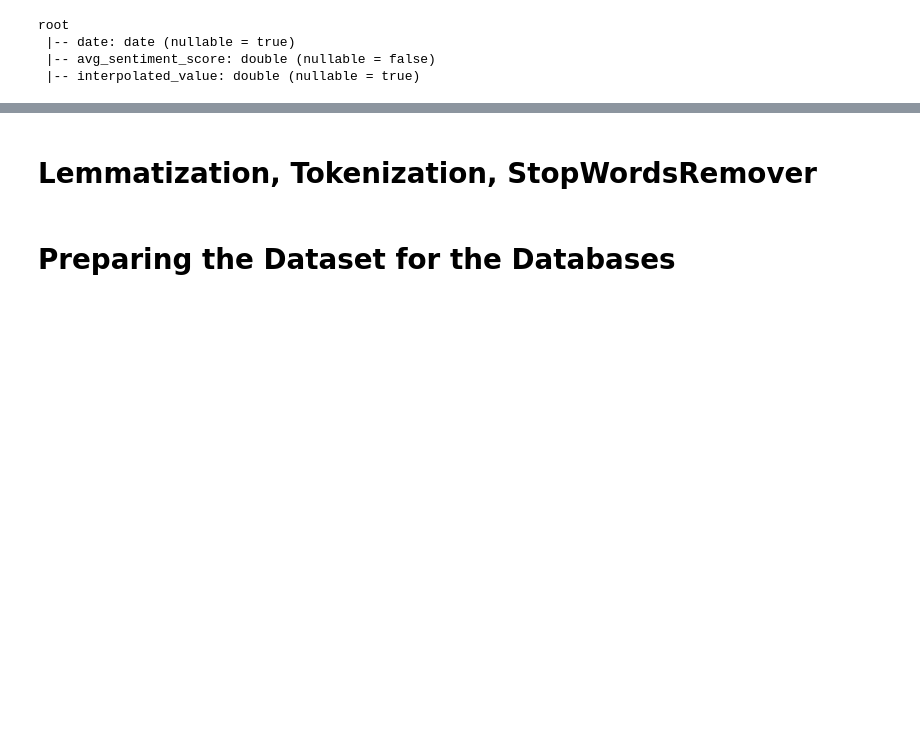
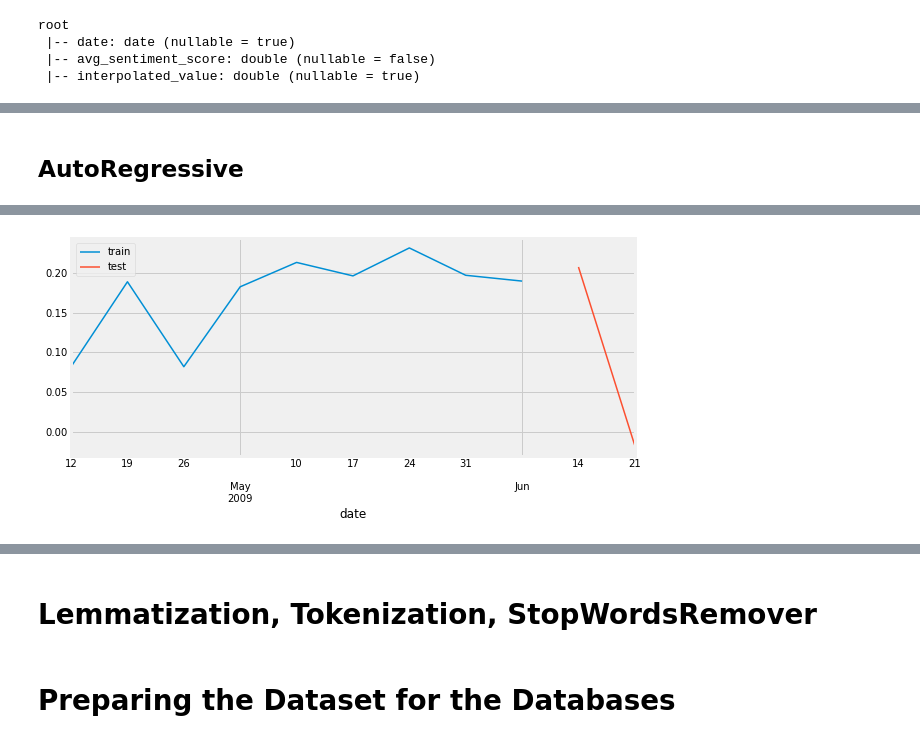
Before and after one commit to kgntmr/Sentiment-Time-Series-Analysis-with-Hive-MySQL-MongoDB-Benchmarking-NLP-and-Interpolation-Using-, a Jupyter notebook: ProjectTweets.ipynb, the cells around one changed output, grey strips where cells are left out. Saved outputs shown, nothing was run; the diff lists cells and outputs as text; code cells hidden in the pictures; blank space fills up the shorter version.

```diff
--- a/ProjectTweets.ipynb
+++ b/ProjectTweets.ipynb
@@ -216,0 +234,14 @@ asdfasgdfhdsh
+# %%
+import pandas as pd
+
+interpolated_df_pd = interpolated_df.toPandas()
+# %%
+# Preparation for the Algorithm
+# ==============================================================================
+interpolated_df_pd = interpolated_df_pd.rename(columns={'fecha': 'date'})
+interpolated_df_pd['date'] = pd.to_datetime(interpolated_df_pd['date'], format='%Y/%m/%d')
+interpolated_df_pd = interpolated_df_pd.set_index('date')
+interpolated_df_pd = interpolated_df_pd.rename(columns={'x': 'y'})
+interpolated_df_pd = interpolated_df_pd.asfreq('W')
+interpolated_df_pd = interpolated_df_pd.sort_index()
+interpolated_df_pd.head()
@@ -216,0 +278,23 @@ asdfasgdfhdsh
+# %% [markdown]
+## AutoRegressive
+# %%
+# Split data into train-test
+# ==============================================================================
+
+# Define the number of steps for test data
+steps = 2
+
+# Split the data into training and test sets
+data_train = interpolated_df_pd[:-steps]
+data_test = interpolated_df_pd[-steps:]
+
+# Print information about the split
+print(f"Train dates : {data_train.index.min()} --- {data_train.index.max()} (n={len(data_train)})")
+print(f"Test dates : {data_test.index.min()} --- {data_test.index.max()} (n={len(data_test)}")
+
+# Create a plot to visualize the train and test data
+fig, ax = plt.subplots(figsize=(9, 4))
+data_train['interpolated_value'].plot(ax=ax, label='train')
+data_test['interpolated_value'].plot(ax=ax, label='test')
+ax.legend();
+# %% [output]
@@ -216,0 +303 @@ asdfasgdfhdsh
+[figure, added]
```
Also changed, not shown: parts of 85 cells of this notebook.
